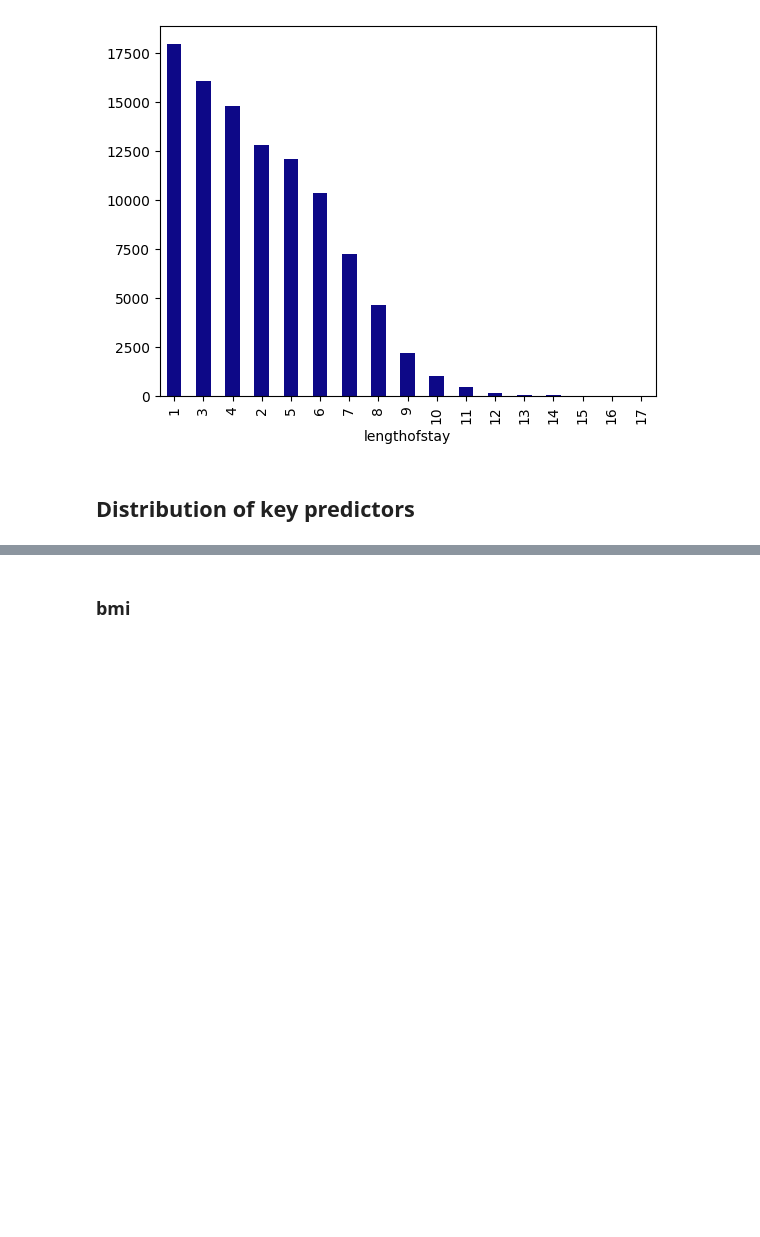
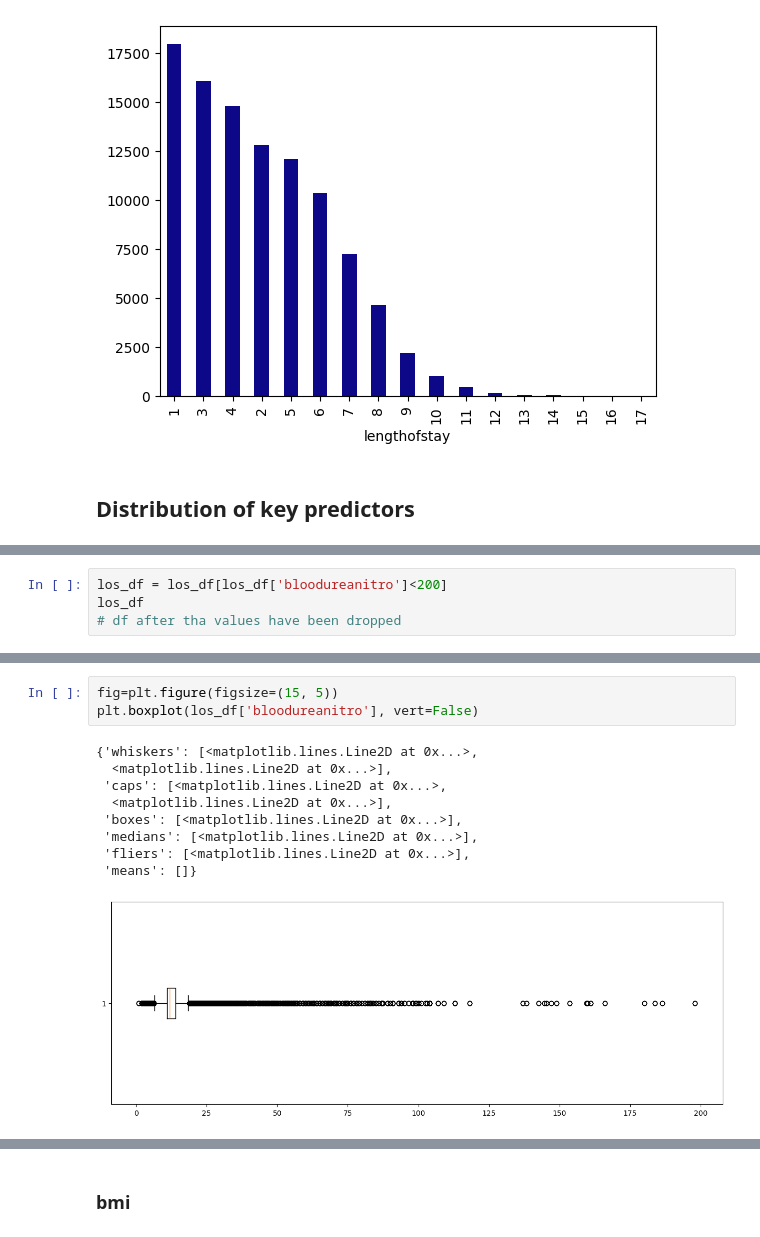
Before and after one commit to Mussab157/hospital-los-prediction, a Jupyter notebook: notebooks/1_data_exploration.ipynb, the cells around one changed output, grey strips where cells are left out. Saved outputs shown, nothing was run; the diff lists cells and outputs as text; blank space fills up the shorter version.

```diff
--- a/notebooks/1_data_exploration.ipynb
+++ b/notebooks/1_data_exploration.ipynb
@@ -95,0 +120,4 @@ los_count.plot(kind='bar', colormap='plasma')
+# %%
+los_df = los_df[los_df['bloodureanitro']<200]
+los_df
+# df after tha values have been dropped
@@ -95,0 +138,13 @@ los_count.plot(kind='bar', colormap='plasma')
+# %%
+fig=plt.figure(figsize=(15, 5))
+plt.boxplot(los_df['bloodureanitro'], vert=False)
+# %% [output]
+{'whiskers': [<matplotlib.lines.Line2D at 0x...>,
+  <matplotlib.lines.Line2D at 0x...>],
+ 'caps': [<matplotlib.lines.Line2D at 0x...>,
+  <matplotlib.lines.Line2D at 0x...>],
+ 'boxes': [<matplotlib.lines.Line2D at 0x...>],
+ 'medians': [<matplotlib.lines.Line2D at 0x...>],
+ 'fliers': [<matplotlib.lines.Line2D at 0x...>],
+ 'means': []}
+[figure, added]
```
Also changed, not shown: parts of 36 cells of this notebook.
